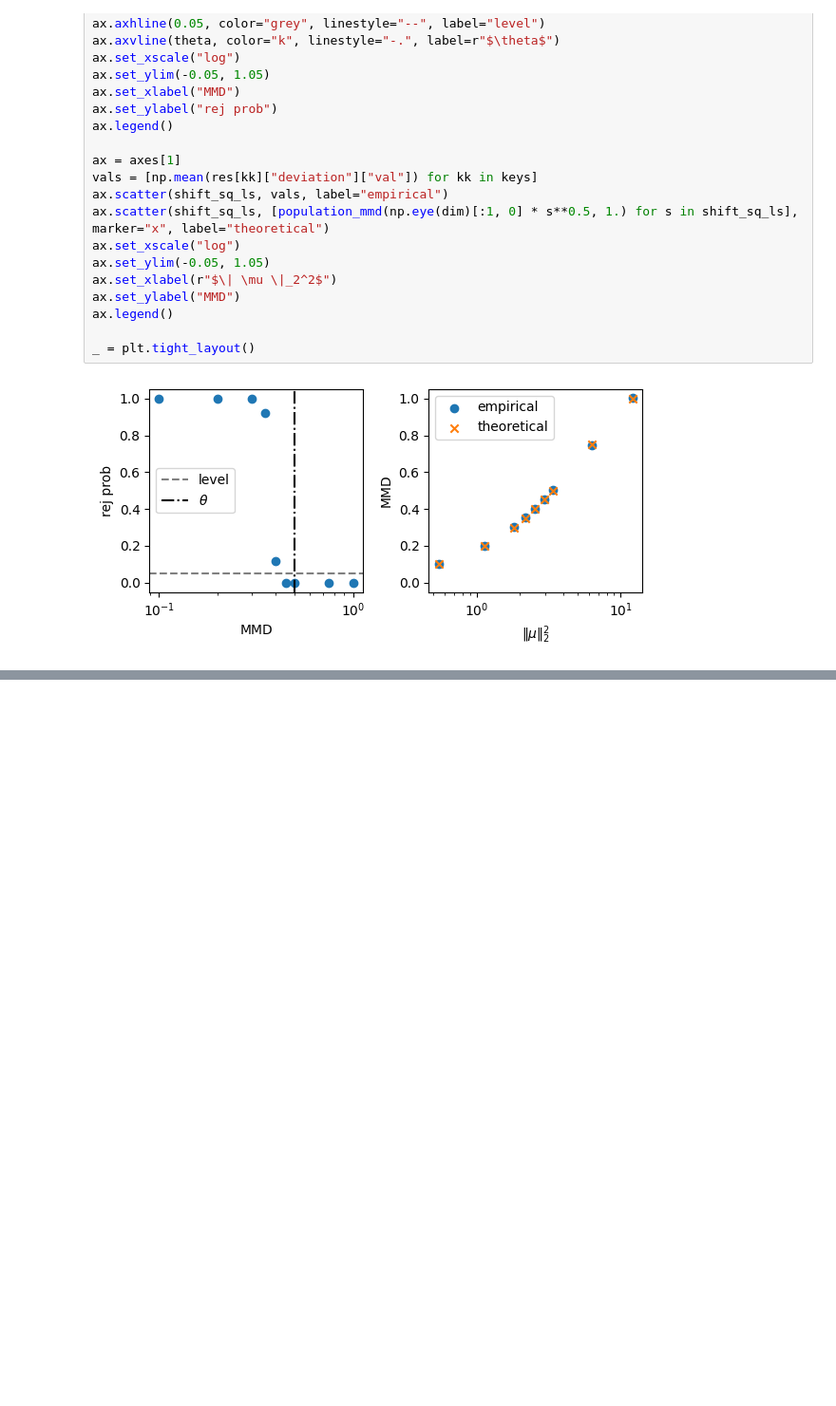
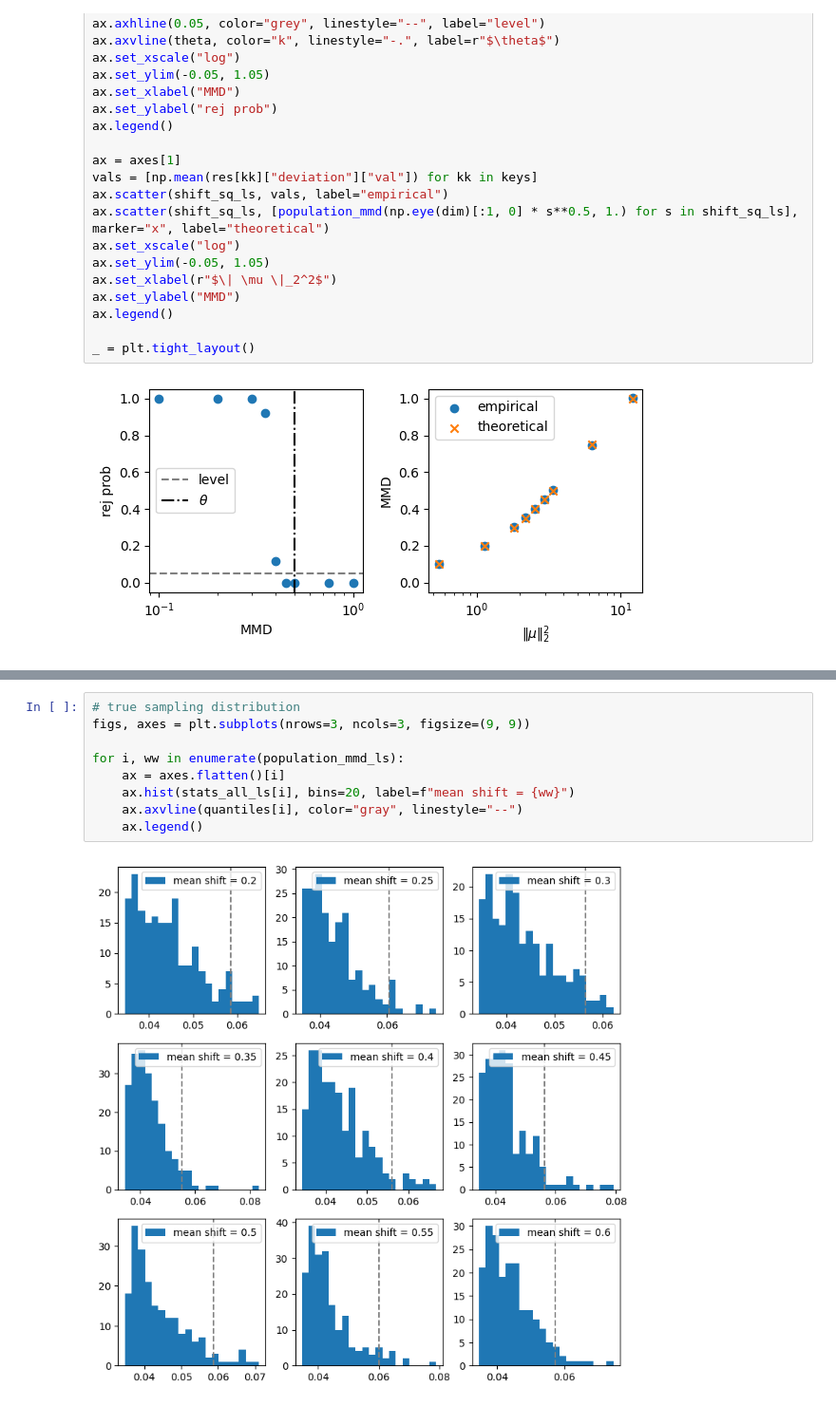
Before and after one commit to XingLLiu/robust-kernel-test, a Jupyter notebook: notebooks/reversed.ipynb, the cells around one changed output, grey strips where cells are left out. Shown at 95% size. Saved outputs shown, nothing was run; the diff lists cells and outputs as text; blank space fills up the shorter version.

```diff
--- a/notebooks/reversed.ipynb
+++ b/notebooks/reversed.ipynb
@@ -188,0 +282,11 @@ _ = plt.tight_layout()
+# %%
+# true sampling distribution
+figs, axes = plt.subplots(nrows=3, ncols=3, figsize=(9, 9))
+
+for i, ww in enumerate(population_mmd_ls):
+    ax = axes.flatten()[i]
+    ax.hist(stats_all_ls[i], bins=20, label=f"mean shift = {ww}")
+    ax.axvline(quantiles[i], color="gray", linestyle="--")
+    ax.legend()
+# %% [output]
+[figure, added]
```
Also changed, not shown: parts of 11 cells of this notebook, 5 other files.
